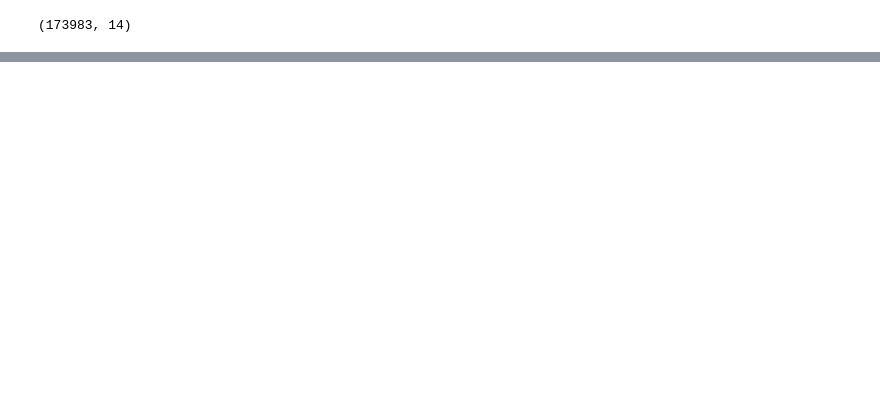
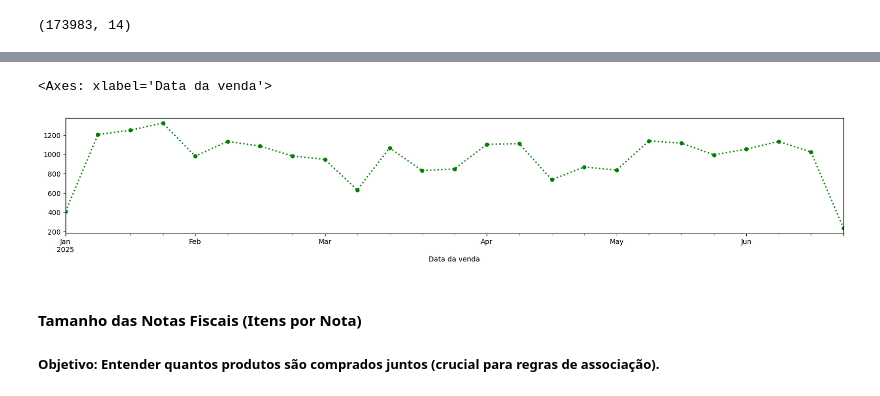
Before and after one commit to PauloQuirinoMN/Sistema-de-Recomendacao-e-Cross-selling, a Jupyter notebook: analise_exploratoria.ipynb, the cells around one changed output, grey strips where cells are left out. Drawn from its saved outputs; the diff is of its cells as text; code cells hidden in the pictures; blank space fills up the shorter version.

```diff
--- a/analise_exploratoria.ipynb
+++ b/analise_exploratoria.ipynb
@@ -16,0 +119,9 @@ df.shape
+# %%
+vendas_por_dias_semana = df.groupby(df["Data da venda"].dt.to_period('W'))["Numero nota fiscal"].nunique()
+vendas_por_dias_semana.plot(kind='line', color="green", linestyle=':', marker='o', markersize=5, linewidth=2, figsize=(20,3))
+# %% [output]
+<Axes: xlabel='Data da venda'>
+[figure, added]
+# %% [markdown]
+#### Tamanho das Notas Fiscais (Itens por Nota)
+##### Objetivo: Entender quantos produtos são comprados juntos (crucial para regras de associação).
```
Also changed, not shown: parts of 30 cells of this notebook, 2 other files.
